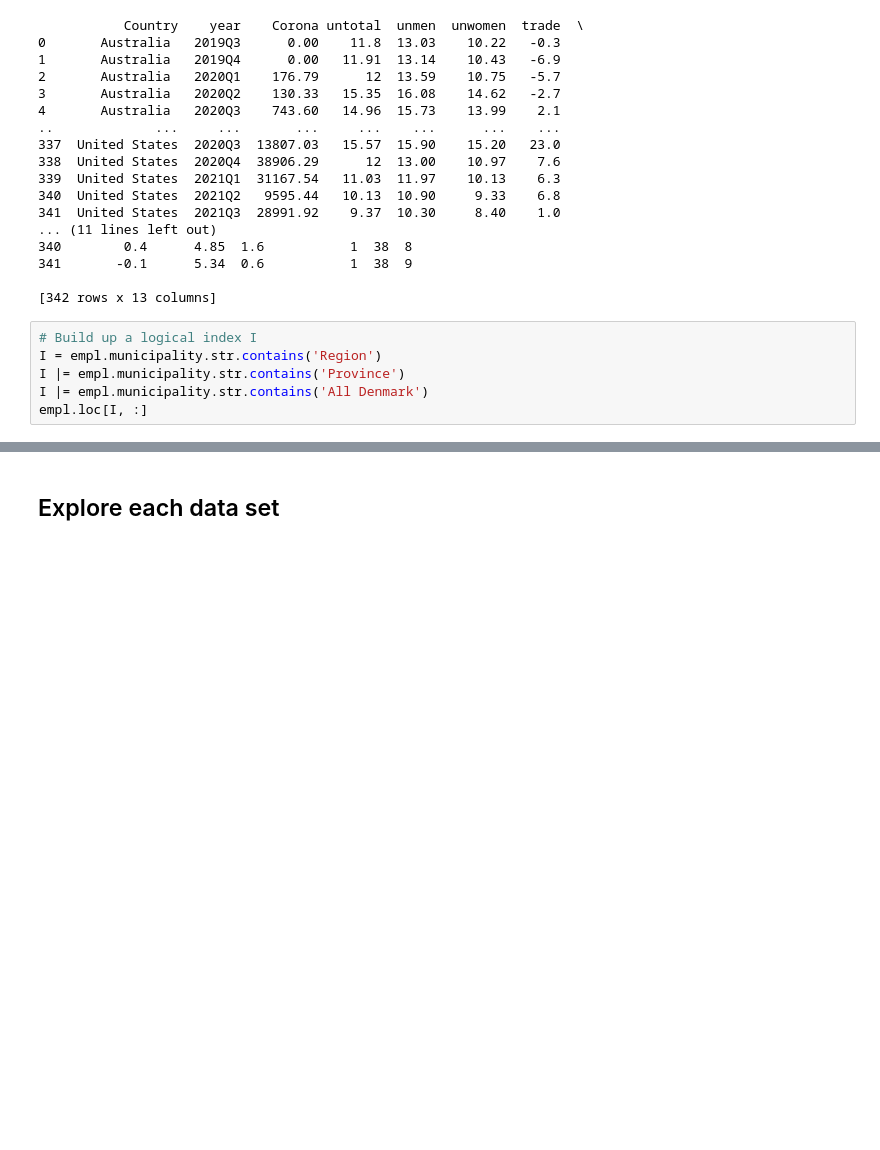
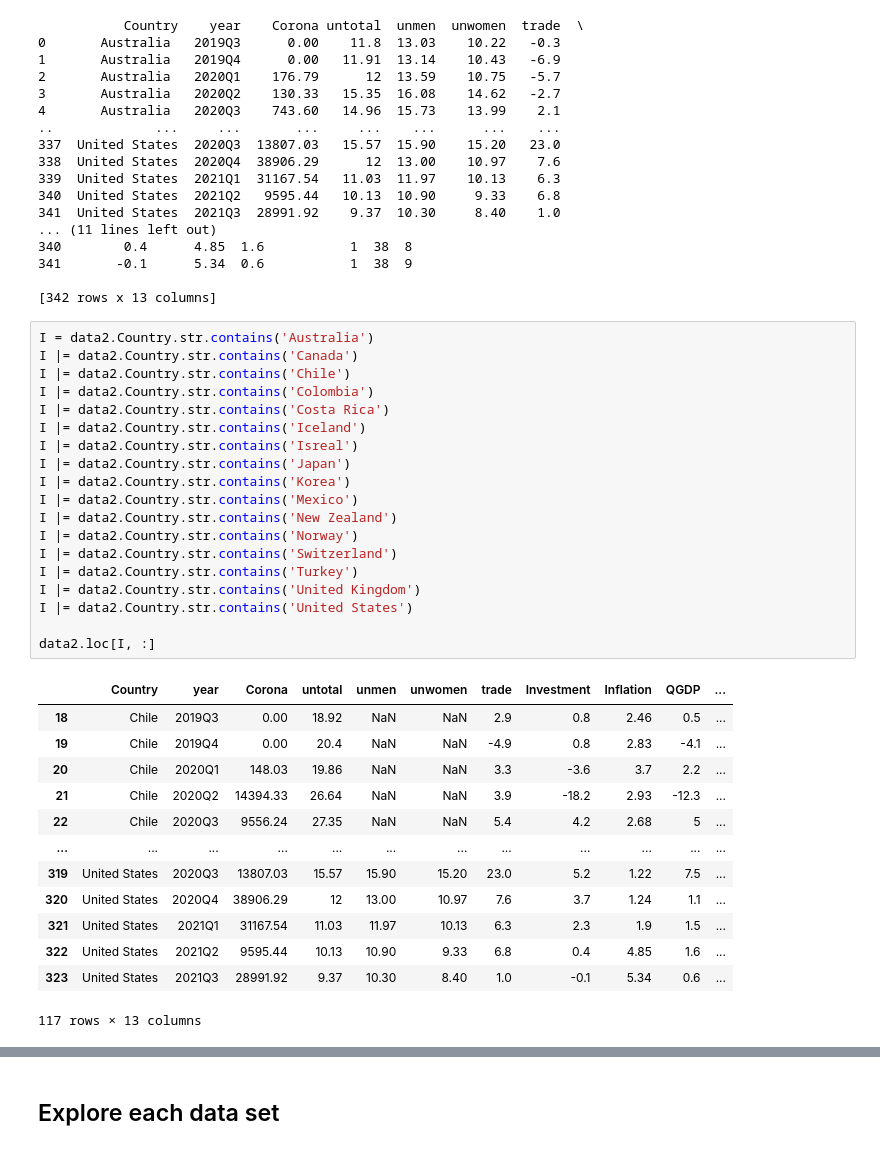
Before and after one commit to NumEconCopenhagen/projects-2023-mc, a Jupyter notebook: dataproject/dataproject.ipynb, the cells around one changed output, grey strips where cells are left out. Saved outputs shown, nothing was run; the diff lists cells and outputs as text; blank space fills up the shorter version.

```diff
--- a/dataproject/dataproject.ipynb
+++ b/dataproject/dataproject.ipynb
@@ -55,10 +59,37 @@ print(data2)
 341       -0.1      5.34  0.6           1  38  9
 
 [342 rows x 13 columns]
-# %%
-# Build up a logical index I
-I = empl.municipality.str.contains('Region')
-I |= empl.municipality.str.contains('Province')
-I |= empl.municipality.str.contains('All Denmark')
-empl.loc[I, :]
+# %%
+I = data2.Country.str.contains('Australia')
+I |= data2.Country.str.contains('Canada')
+I |= data2.Country.str.contains('Chile')
+I |= data2.Country.str.contains('Colombia')
+I |= data2.Country.str.contains('Costa Rica')
+I |= data2.Country.str.contains('Iceland')
+I |= data2.Country.str.contains('Isreal')
+I |= data2.Country.str.contains('Japan')
+I |= data2.Country.str.contains('Korea')
+I |= data2.Country.str.contains('Mexico')
+I |= data2.Country.str.contains('New Zealand')
+I |= data2.Country.str.contains('Norway')
+I |= data2.Country.str.contains('Switzerland')
+I |= data2.Country.str.contains('Turkey')
+I |= data2.Country.str.contains('United Kingdom')
+I |= data2.Country.str.contains('United States')
+
+data2.loc[I, :]
+# %% [output]
+|  | Country | year | Corona | untotal | unmen | unwomen | trade | Investment | Inflation | QGDP | ... |
+| 18 | Chile | 2019Q3 | 0.00 | 18.92 | NaN | NaN | 2.9 | 0.8 | 2.46 | 0.5 | ... |
+| 19 | Chile | 2019Q4 | 0.00 | 20.4 | NaN | NaN | -4.9 | 0.8 | 2.83 | -4.1 | ... |
+| 20 | Chile | 2020Q1 | 148.03 | 19.86 | NaN | NaN | 3.3 | -3.6 | 3.7 | 2.2 | ... |
+| 21 | Chile | 2020Q2 | 14394.33 | 26.64 | NaN | NaN | 3.9 | -18.2 | 2.93 | -12.3 | ... |
+| 22 | Chile | 2020Q3 | 9556.24 | 27.35 | NaN | NaN | 5.4 | 4.2 | 2.68 | 5 | ... |
+| ... | ... | ... | ... | ... | ... | ... | ... | ... | ... | ... | ... |
+| 319 | United States | 2020Q3 | 13807.03 | 15.57 | 15.90 | 15.20 | 23.0 | 5.2 | 1.22 | 7.5 | ... |
+| 320 | United States | 2020Q4 | 38906.29 | 12 | 13.00 | 10.97 | 7.6 | 3.7 | 1.24 | 1.1 | ... |
+| 321 | United States | 2021Q1 | 31167.54 | 11.03 | 11.97 | 10.13 | 6.3 | 2.3 | 1.9 | 1.5 | ... |
+| 322 | United States | 2021Q2 | 9595.44 | 10.13 | 10.90 | 9.33 | 6.8 | 0.4 | 4.85 | 1.6 | ... |
+| 323 | United States | 2021Q3 | 28991.92 | 9.37 | 10.30 | 8.40 | 1.0 | -0.1 | 5.34 | 0.6 | ... |
+117 rows × 13 columns
 # %%
```
Also changed, not shown: parts of 4 cells of this notebook, 1 other file.
